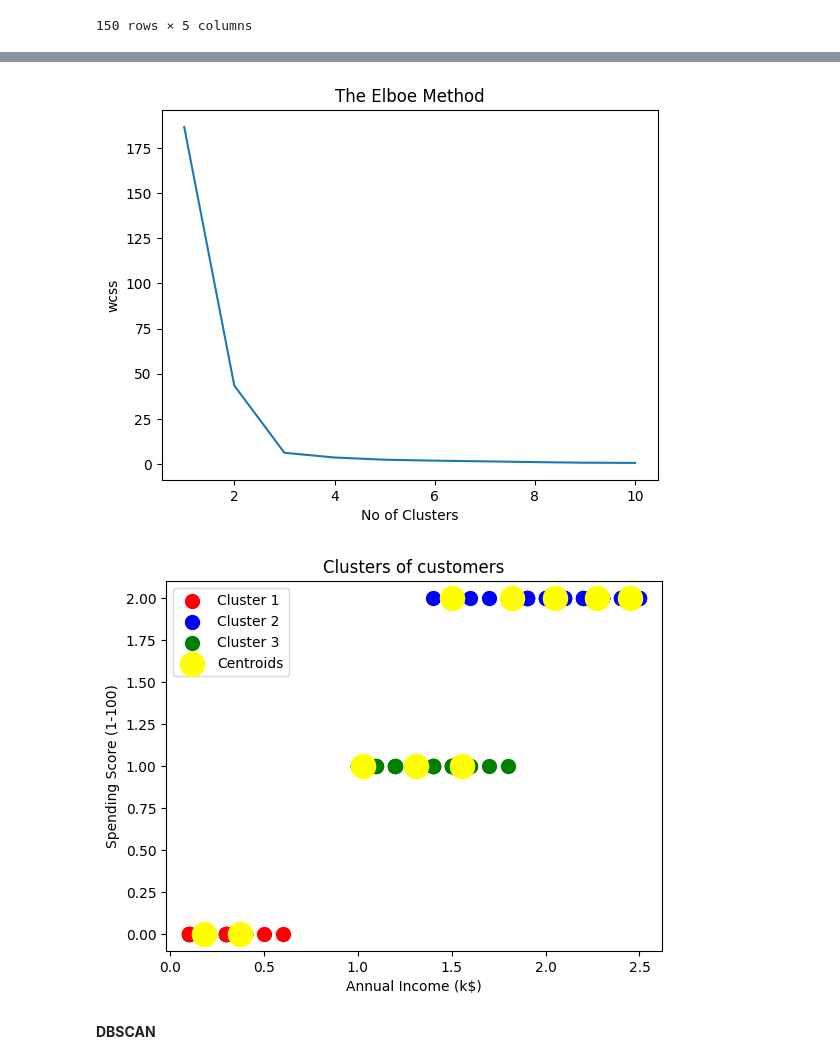
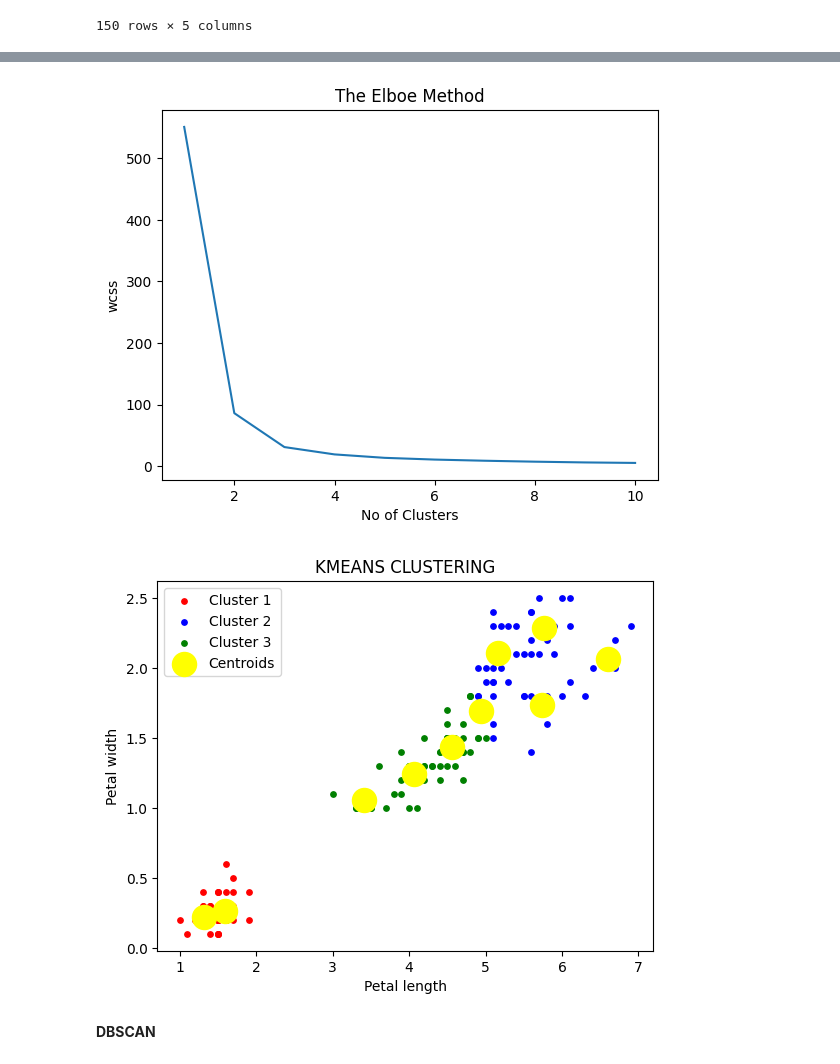
Before and after one commit to Asma-malica/ML, a Jupyter notebook: KMeans&DBScan_Assignment.ipynb, the cells around one changed output, grey strips where cells are left out. Cells and saved outputs as stored; diff of their text form; code cells hidden in the pictures.

```diff
--- a/KMeans&DBScan_Assignment.ipynb
+++ b/KMeans&DBScan_Assignment.ipynb
@@ -74,6 +74,6 @@ df
 | 149 | 5.9 | 3.0 | 5.1 | 1.8 | 2 |
 150 rows × 5 columns
 # %%
-X=df.iloc[:,[3,4]].values
+X=df.iloc[:,[2,3]].values
 X
 # %% [output]
@@ -108,24 +108,24 @@ plt.xlabel("No of Clusters")
 plt.ylabel("wcss")
 plt.show()
 # %% [output]
-[figure, old version]
+[figure, new version]
 # %%
 kmeansmodel=KMeans(n_clusters=3,init='k-means++',random_state=0)
 y_kmeans=kmeansmodel.fit_predict(X)
 # %%
 #Visualizing all the clusters
 
-plt.scatter(X[y_kmeans == 0, 0], X[y_kmeans == 0, 1], s = 100, c = 'red', label = 'Cluster 1')
-plt.scatter(X[y_kmeans == 1, 0], X[y_kmeans == 1, 1], s = 100, c = 'blue', label = 'Cluster 2')
-plt.scatter(X[y_kmeans == 2, 0], X[y_kmeans == 2, 1], s = 100, c = 'green', label = 'Cluster 3')
+plt.scatter(X[y_kmeans == 0, 0], X[y_kmeans == 0, 1], s = 15, c = 'red', label = 'Cluster 1')
+plt.scatter(X[y_kmeans == 1, 0], X[y_kmeans == 1, 1], s = 15, c = 'blue', label = 'Cluster 2')
+plt.scatter(X[y_kmeans == 2, 0], X[y_kmeans == 2, 1], s = 15, c = 'green', label = 'Cluster 3')
 plt.scatter(kmeans.cluster_centers_[:, 0], kmeans.cluster_centers_[:, 1], s = 300, c = 'yellow', label = 'Centroids')
-plt.title('Clusters of customers')
-plt.xlabel('Annual Income (k$)')
-plt.ylabel('Spending Score (1-100)')
+plt.title('KMEANS CLUSTERING')
+plt.xlabel('Petal length')
+plt.ylabel('Petal width')
 plt.legend()
 plt.show()
 # %% [output]
-[figure, old version]
+[figure, new version]
 # %% [markdown]
 **DBSCAN**
 # %%
```
Also changed, not shown: parts of 4 cells of this notebook.
